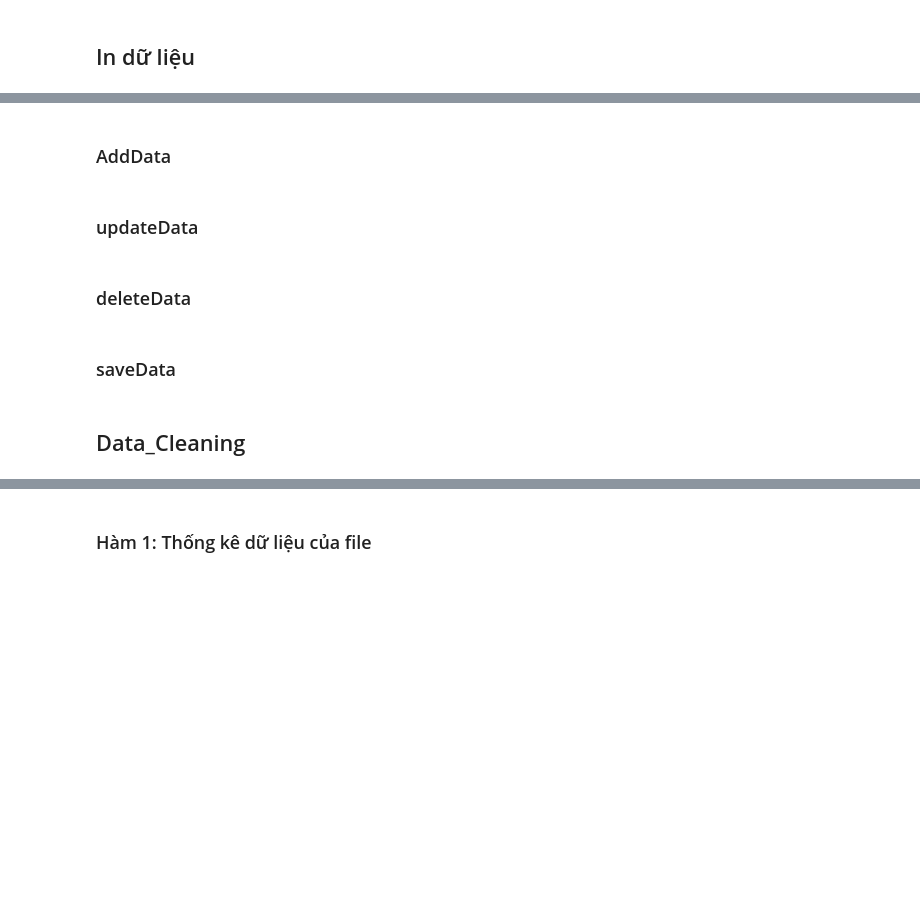
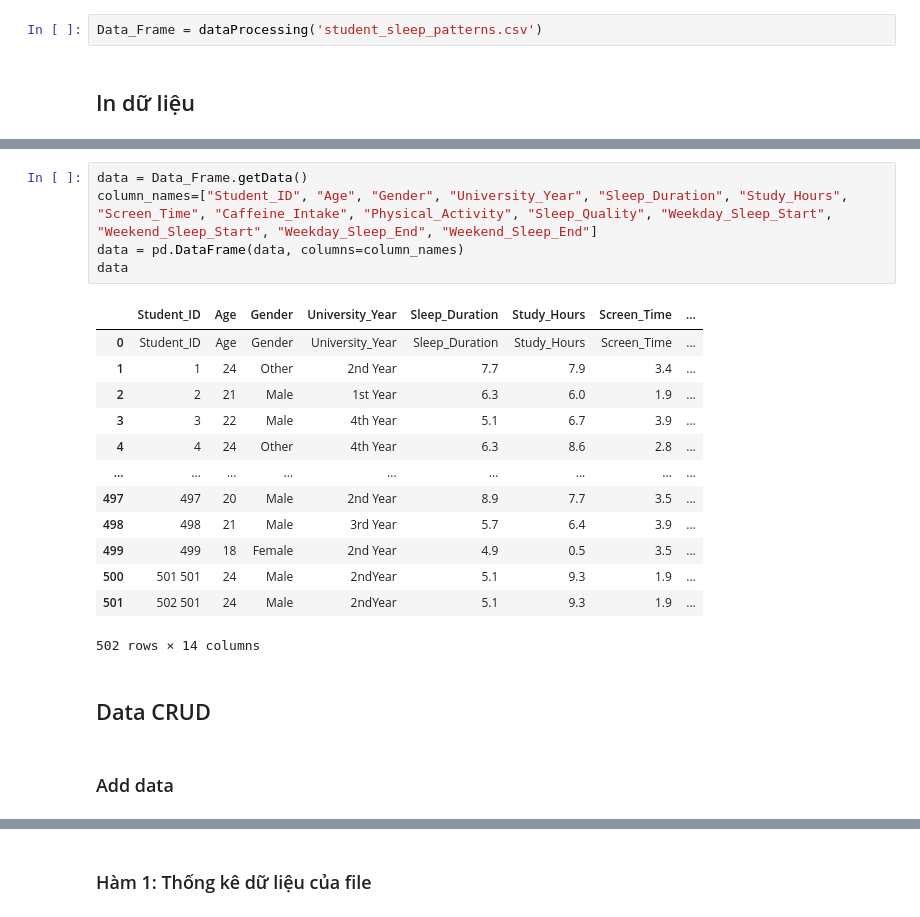
Before and after one commit to MaxTrann/PROJECT_PYTHON, a Jupyter notebook: project.ipynb, the cells around one changed output, grey strips where cells are left out. Drawn from its saved outputs; the diff is of its cells as text; blank space fills up the shorter version.

```diff
--- a/project.ipynb
+++ b/project.ipynb
@@ -17,2 +34,4 @@ data = pd.read_csv('student_sleep_patterns.csv')
+# %%
+Data_Frame = dataProcessing('student_sleep_patterns.csv')
 # %% [markdown]
 ## In dữ liệu
@@ -70,10 +87,23 @@ Weekend_Sleep_End: Time the student typically wakes up on weekends (float, in 24
-# %% [markdown]
-### AddData
-# %% [markdown]
-### updateData
-# %% [markdown]
-### deleteData
-# %% [markdown]
-### saveData
-# %% [markdown]
-## Data_Cleaning
+# %%
+data = Data_Frame.getData()
+column_names=["Student_ID", "Age", "Gender", "University_Year", "Sleep_Duration", "Study_Hours", "Screen_Time", "Caffeine_Intake", "Physical_Activity", "Sleep_Quality", "Weekday_Sleep_Start", "Weekend_Sleep_Start", "Weekday_Sleep_End", "Weekend_Sleep_End"]
+data = pd.DataFrame(data, columns=column_names)
+data
+# %% [output]
+|  | Student_ID | Age | Gender | University_Year | Sleep_Duration | Study_Hours | Screen_Time | ... |
+| 0 | Student_ID | Age | Gender | University_Year | Sleep_Duration | Study_Hours | Screen_Time | ... |
+| 1 | 1 | 24 | Other | 2nd Year | 7.7 | 7.9 | 3.4 | ... |
+| 2 | 2 | 21 | Male | 1st Year | 6.3 | 6.0 | 1.9 | ... |
+| 3 | 3 | 22 | Male | 4th Year | 5.1 | 6.7 | 3.9 | ... |
+| 4 | 4 | 24 | Other | 4th Year | 6.3 | 8.6 | 2.8 | ... |
+| ... | ... | ... | ... | ... | ... | ... | ... | ... |
+| 497 | 497 | 20 | Male | 2nd Year | 8.9 | 7.7 | 3.5 | ... |
+| 498 | 498 | 21 | Male | 3rd Year | 5.7 | 6.4 | 3.9 | ... |
+| 499 | 499 | 18 | Female | 2nd Year | 4.9 | 0.5 | 3.5 | ... |
+| 500 | 501 501 | 24 | Male | 2ndYear | 5.1 | 9.3 | 1.9 | ... |
+| 501 | 502 501 | 24 | Male | 2ndYear | 5.1 | 9.3 | 1.9 | ... |
+502 rows × 14 columns
+# %% [markdown]
+## Data CRUD
+# %% [markdown]
+### Add data
```
Also changed, not shown: parts of 19 cells of this notebook.
